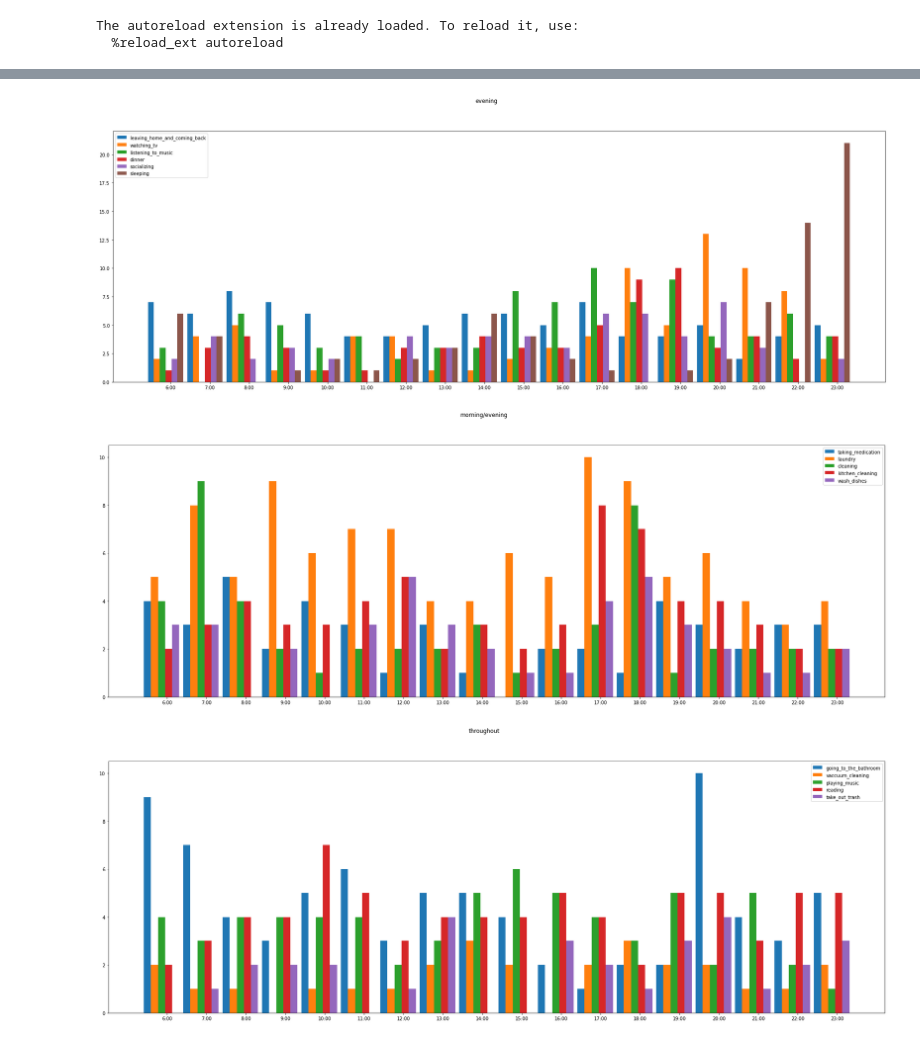
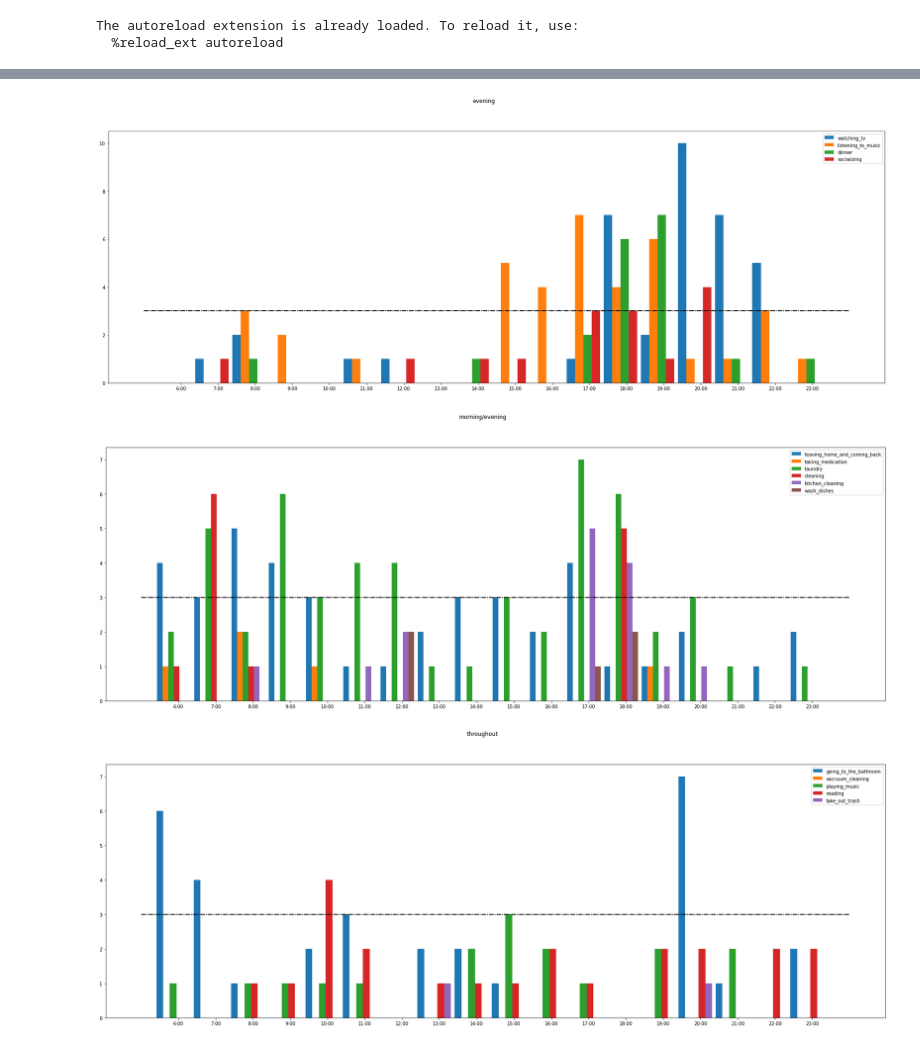
Before and after one commit to Maithili/RoutinesDataCollection, a Jupyter notebook: routines/process_schedules.ipynb, the cells around one changed output, grey strips where cells are left out. Cells and saved outputs as stored; diff of their text form; code cells hidden in the pictures.

```diff
--- a/routines/process_schedules.ipynb
+++ b/routines/process_schedules.ipynb
@@ -10,19 +10,19 @@ import seaborn as sns
 
 from ScheduleSampler import ScheduleSampler, activity_map, start_times
 
-filter_num=0
-idle_sampling_factor=1.1
+filter_num=3
+idle_sampling_factor=1.0
 # %% [output]
 The autoreload extension is already loaded. To reload it, use:
   %reload_ext autoreload
 # %%
-sampler = ScheduleSampler(filter_num=filter_num, idle_sampling_factor=idle_sampling_factor)
+sampler = ScheduleSampler(filter_num=0, idle_sampling_factor=idle_sampling_factor)
 
 groups = {}
-groups['morning'] = ['getting_out_of_bed', 'brushing_teeth', 'showering', 'breakfast', 'getting_dressed']
+groups['morning'] = ['brushing_teeth', 'showering', 'breakfast', 'getting_dressed']
 groups['daytime'] = ['computer_work', 'lunch']
-groups['evening'] = ['leaving_home_and_coming_back', 'watching_tv', 'listening_to_music', 'dinner', 'socializing', 'sleeping']
-groups['morning/evening'] = ['taking_medication', 'laundry', 'cleaning', 'kitchen_cleaning', 'wash_dishes']
+groups['evening'] = ['watching_tv', 'listening_to_music', 'dinner', 'socializing']
+groups['morning/evening'] = ['leaving_home_and_coming_back', 'taking_medication', 'laundry', 'cleaning', 'kitchen_cleaning', 'wash_dishes']
 groups['throughout'] = ['going_to_the_bathroom', 'vaccuum_cleaning', 'playing_music', 'reading', 'take_out_trash']
 
 clrs = sns.color_palette()
@@ -37,6 +37,7 @@ for name,group in groups.items():
         freq = sampler.activity_histograms[act]
         start_points = [f-0.5+i*width for f in freq.keys()]
         ax.bar(start_points, [max(0, f-filter_num) for f in freq.values()], label=act, width=width, color=clrs[i])
+        ax.plot([start_times[0]-1, start_times[-1]+1], [filter_num,filter_num], '-.k')
         # ax.plot(freq.keys(), [max(0, f-filter_num) for f in freq.values()], label=act, color=clrs[i])
     ax.set_xticks(start_times)
     ax.set_xticklabels([str(s)+':00' for s in start_times])
@@ -49,6 +50,6 @@ for name,group in groups.items():
-[figure, old version]
+[figure, new version]
-[figure, old version]
+[figure, new version]
-[figure, old version]
+[figure, new version]
 # %%
 sampler = ScheduleSampler(filter_num=filter_num, idle_sampling_factor=idle_sampling_factor)
 
```
Also changed, not shown: parts of 5 cells of this notebook, 1 other file.
